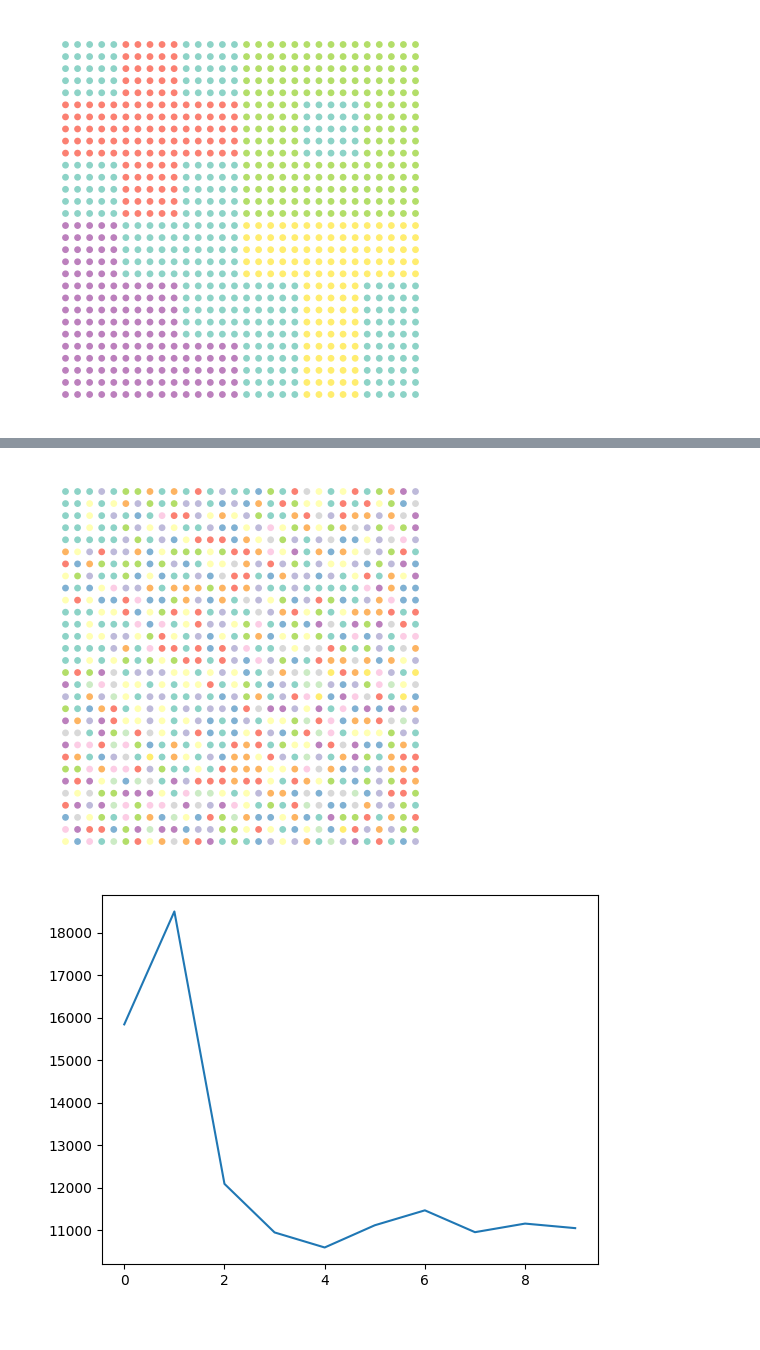
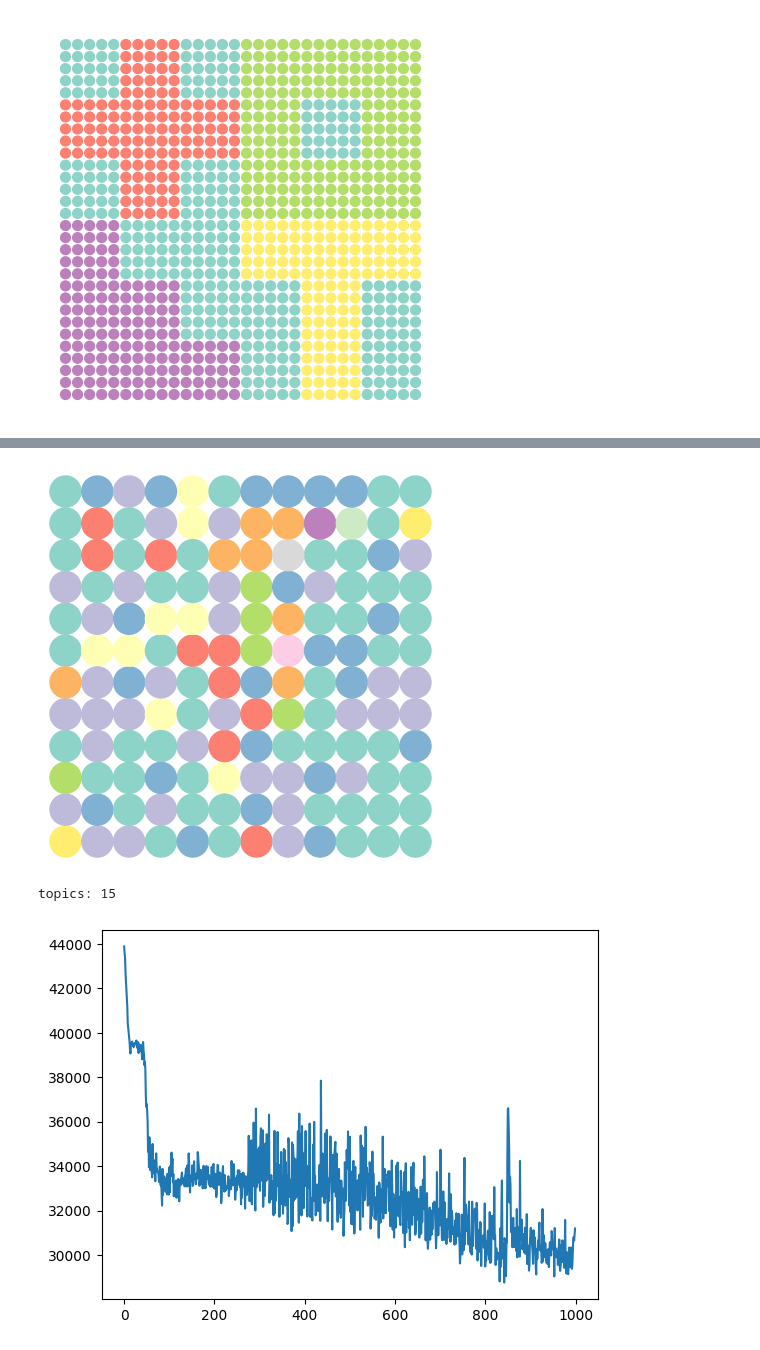
Before and after one commit to craigfouts/asterism, a Jupyter notebook: notebooks/sandbox.ipynb, the cells around one changed output, grey strips where cells are left out. Saved outputs shown, nothing was run; the diff lists cells and outputs as text; code cells hidden in the pictures.

```diff
--- a/notebooks/sandbox.ipynb
+++ b/notebooks/sandbox.ipynb
@@ -164,5 +225,5 @@ show_dataset(z_locations, topics)
 # %%
-data, labels = make_dataset(block_size=5, return_tensor=True)
-show_dataset(data, labels)
+data, labels = make_dataset(block_size=5, topic_sep=100, return_tensor=True)
+show_dataset(data, labels, size=50)
 # %% [output]
 [figure]
@@ -175,0 +230,4 @@ False
+# %%
+model = UCP()
+topics = model.fit_predict(data[:, 3:], n_steps=200)
+show_dataset(data, topics, size=50)
@@ -175,0 +349,3 @@ False
+# %%
+data, labels = make_dataset(block_size=2, return_tensor=True)
+show_dataset(data, labels, size=500)
@@ -176,11 +376,14 @@ False
+# %%
+model = PriorLDA()
+topics = model.fit_predict(data[:, 3:], n_steps=1000)
+show_dataset(data, topics, size=500)
+# %% [output]
+[figure, added]
 # %%
-model = UNCP()
-model.fit(data, n_steps=10)
-show_dataset(data, model.labels_)
-plt.show()
+print('topics:', model.n_topics_)
 arr = torch.arange(len(model.log_))
 plt.plot(arr, model.log_)
 plt.show()
 # %% [output]
+topics: 15
-[figure, old version]
+[figure, new version]
-[figure, removed]
```
Also changed, not shown: parts of 17 cells of this notebook, 9 other files.
